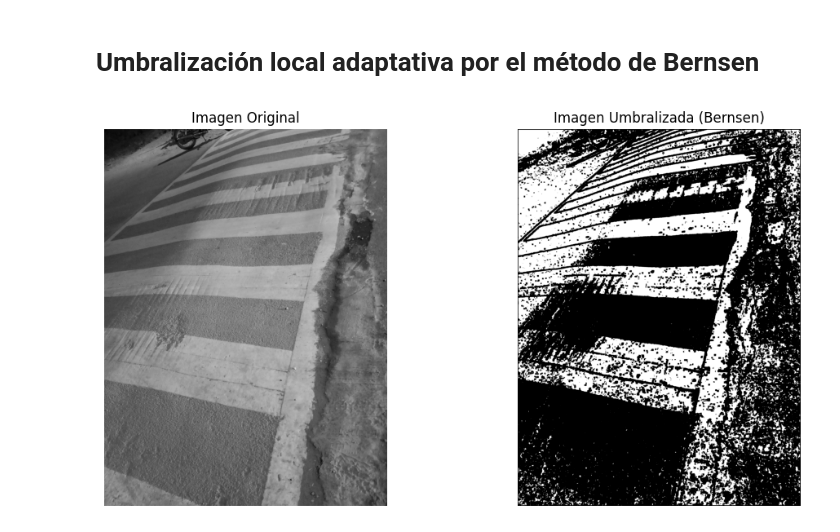
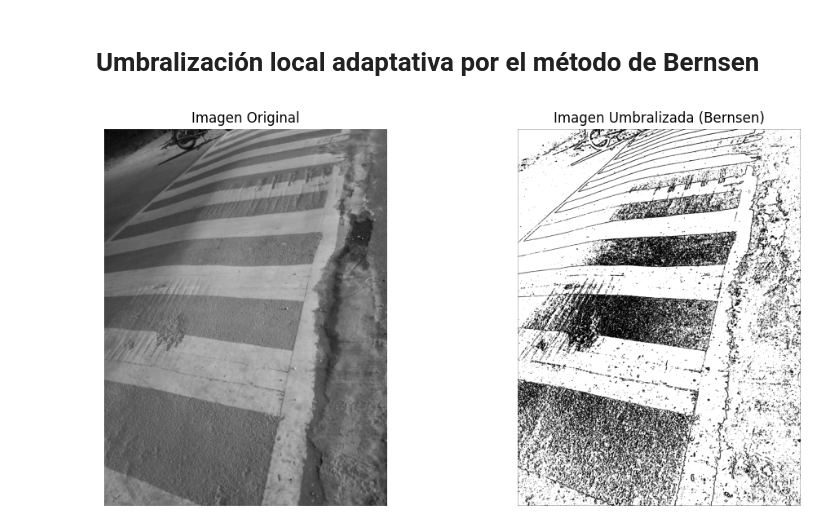
Before and after one commit to OmarFloresSanchez/Pancitos, a Jupyter notebook: Practica1-4/practica1-4.ipynb, the cells around one changed output. Drawn from its saved outputs; the diff is of its cells as text; code cells hidden in the pictures.

```diff
--- a/Practica1-4/practica1-4.ipynb
+++ b/Practica1-4/practica1-4.ipynb
@@ -206,48 +181,48 @@ plt.show()
 # %% [markdown]
 # Umbralización local adaptativa por el método de Bernsen
 # %%
-def umbralizacion_bernsen(imagen, ventana_size, contraste_min):
-    alto, ancho = imagen.shape
-    resultado = np.zeros_like(imagen, dtype=np.uint8)
+def umbralizacion_bernsen(imagen, kernel, umbral):
+    filas, columnas = imagen.shape
+    resultado = np.zeros_like(imagen)   # hace una matriz de 0 del tamaño de la imagen
 
-    ventana_radius = ventana_size // 2
+    ventana_radius = kernel // 2    # hace una division con un resultado entero
 
-    for x in range(ventana_radius, alto - ventana_radius):
-        for y in range(ventana_radius, ancho - ventana_radius):
+    for x in range(ventana_radius, filas - ventana_radius):
+        for y in range(ventana_radius, columnas - ventana_radius):
             ventana = imagen[x - ventana_radius:x + ventana_radius + 1,
                              y - ventana_radius:y + ventana_radius + 1]
             min_pixel = np.min(ventana)
             max_pixel = np.max(ventana)
 
-            if max_pixel - min_pixel <= contraste_min:
+            if max_pixel - min_pixel <= umbral:
                 resultado[x, y] = 255
             else:
                 resultado[x, y] = 0
 
     return resultado
 
 # Cargar una imagen en escala de grises (reemplaza con tu imagen)
 
 imagen = Image.open(foto1).convert("L")
 imagen = np.array(imagen)
 
 # Aplicar umbralización de Bernsen
-ventana_size = 15  # Tamaño de la ventana de vecindario
-contraste_min = 20  # Umbral de contraste mínimo
-imagen_umbralizada = umbralizacion_bernsen(imagen, ventana_size, contraste_min)
+kernel = 20 # Tamaño de la ventana de vecindario
+umbral = 20  # Umbral de contraste mínimo
+imagen_umbralizada = umbralizacion_bernsen(imagen, kernel, umbral)
 
 # Mostrar la imagen original y la imagen umbralizada
 plt.figure(figsize=(12, 6))
 plt.subplot(1, 2, 1)
 plt.imshow(imagen, cmap='gray')
 plt.title('Imagen Original')
 plt.axis('off')
 
 plt.subplot(1, 2, 2)
 plt.imshow(imagen_umbralizada, cmap='gray')
 plt.title('Imagen Umbralizada (Bernsen)')
 plt.axis('off')
 
 plt.show()
 # %% [output]
-[figure, old version]
+[figure, new version]
```
Also changed, not shown: parts of 4 cells of this notebook.
